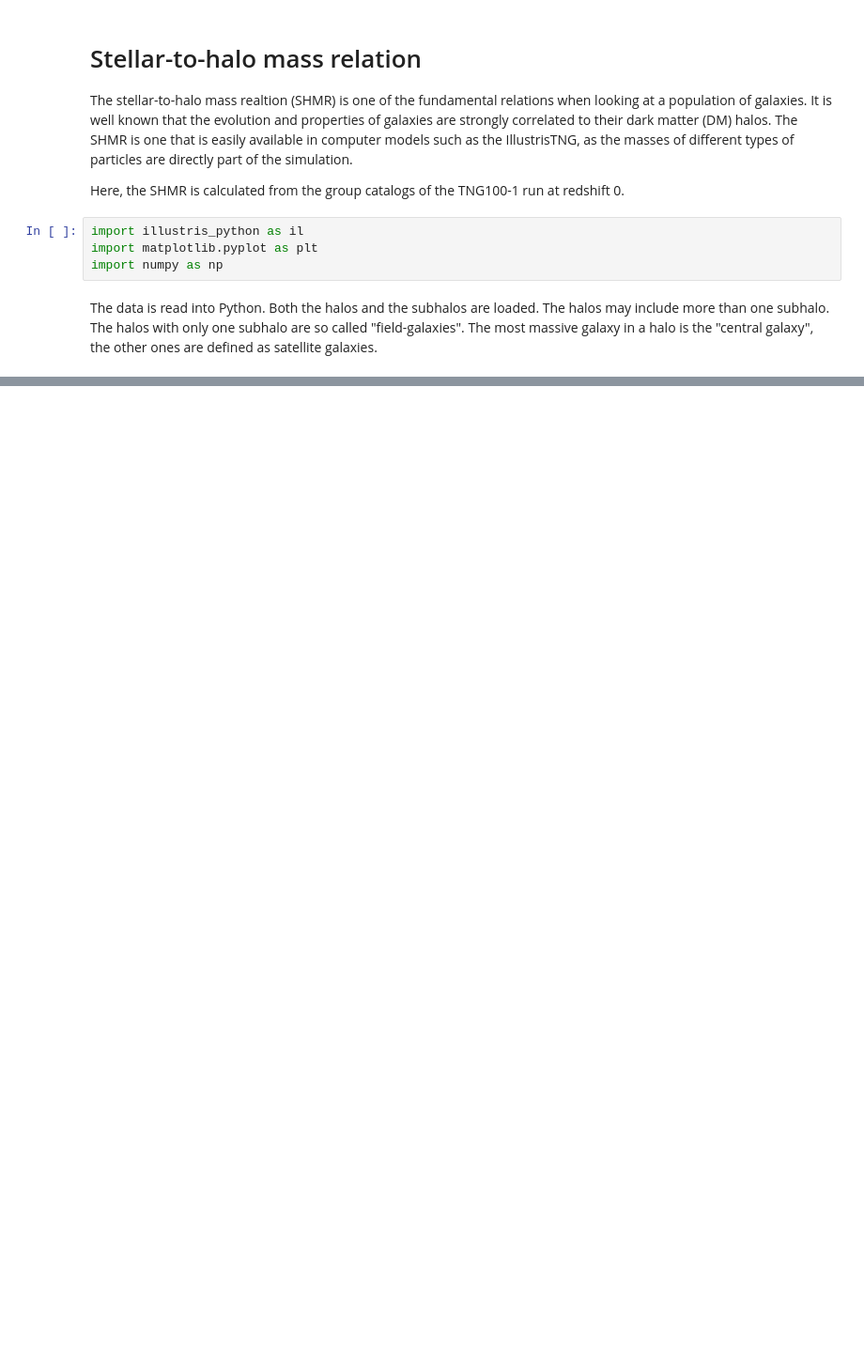
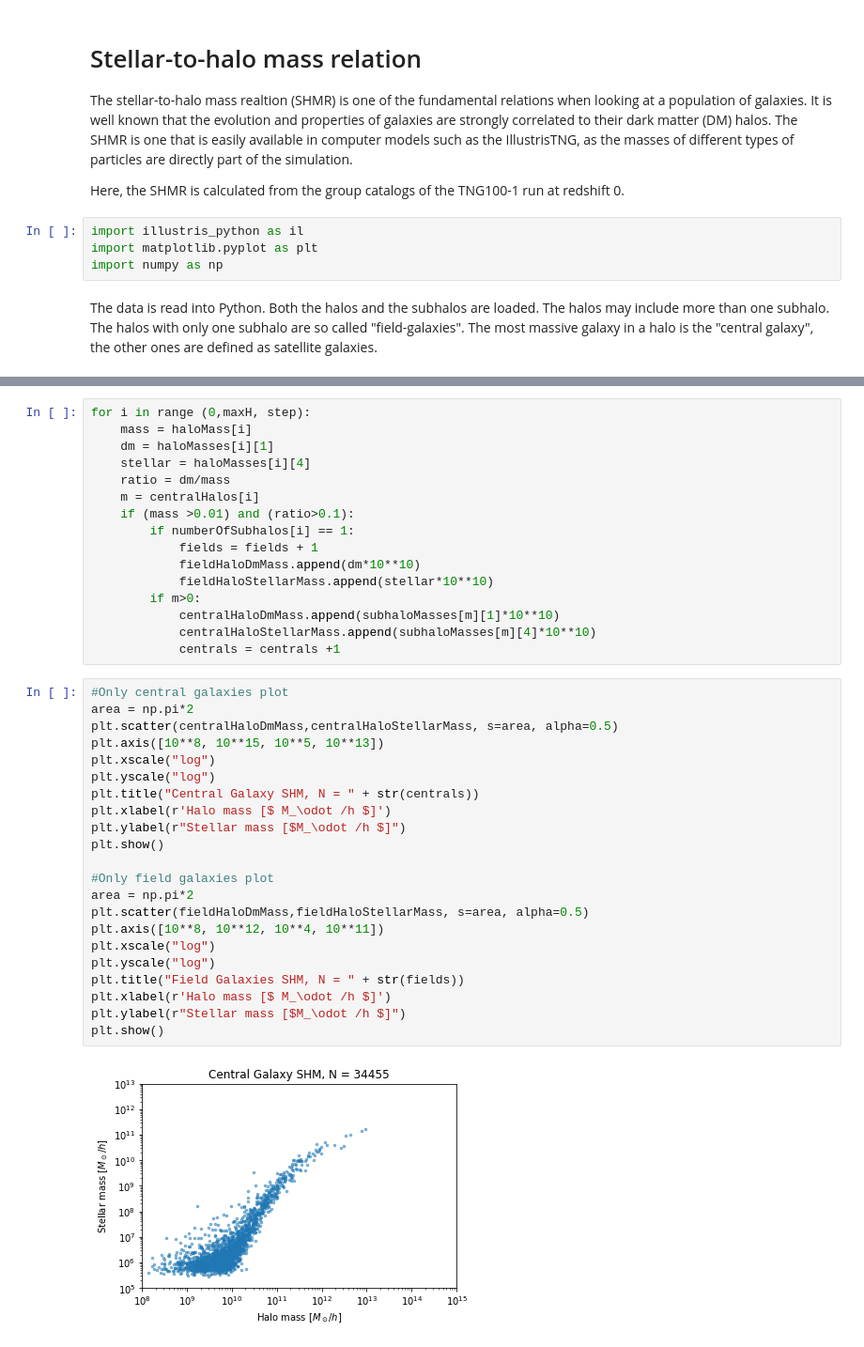
Before and after one commit to choisant/illustris-project, a Jupyter notebook: src/SHMR.ipynb, the cells around one changed output, grey strips where cells are left out. Shown at 94% size. Saved outputs shown, nothing was run; the diff lists cells and outputs as text; blank space fills up the shorter version.

```diff
--- a/src/SHMR.ipynb
+++ b/src/SHMR.ipynb
@@ -37,0 +73,40 @@ fields = 0
+# %%
+for i in range (0,maxH, step):
+    mass = haloMass[i]
+    dm = haloMasses[i][1]
+    stellar = haloMasses[i][4]
+    ratio = dm/mass
+    m = centralHalos[i]
+    if (mass >0.01) and (ratio>0.1):
+        if numberOfSubhalos[i] == 1:
+            fields = fields + 1
+            fieldHaloDmMass.append(dm*10**10)
+            fieldHaloStellarMass.append(stellar*10**10)
+        if m>0:
+            centralHaloDmMass.append(subhaloMasses[m][1]*10**10)
+            centralHaloStellarMass.append(subhaloMasses[m][4]*10**10)
+            centrals = centrals +1
+# %%
+#Only central galaxies plot
+area = np.pi*2
+plt.scatter(centralHaloDmMass,centralHaloStellarMass, s=area, alpha=0.5)
+plt.axis([10**8, 10**15, 10**5, 10**13])
+plt.xscale("log")
+plt.yscale("log")
+plt.title("Central Galaxy SHM, N = " + str(centrals))
+plt.xlabel(r'Halo mass [$ M_\odot /h $]')
+plt.ylabel(r"Stellar mass [$M_\odot /h $]")
+plt.show()
+
+#Only field galaxies plot
+area = np.pi*2
+plt.scatter(fieldHaloDmMass,fieldHaloStellarMass, s=area, alpha=0.5)
+plt.axis([10**8, 10**12, 10**4, 10**11])
+plt.xscale("log")
+plt.yscale("log")
+plt.title("Field Galaxies SHM, N = " + str(fields))
+plt.xlabel(r'Halo mass [$ M_\odot /h $]')
+plt.ylabel(r"Stellar mass [$M_\odot /h $]")
+plt.show()
+# %% [output]
+[figure, added]
```
Also changed, not shown: parts of 7 cells of this notebook, 10 other files.
